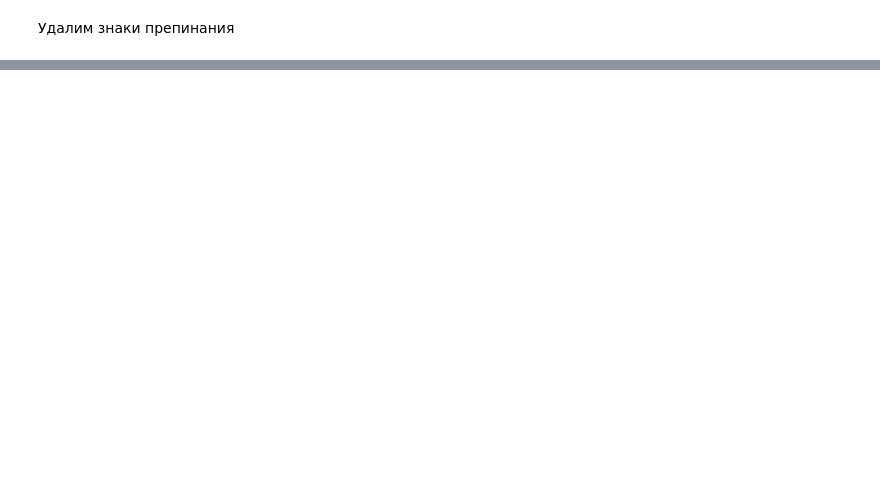
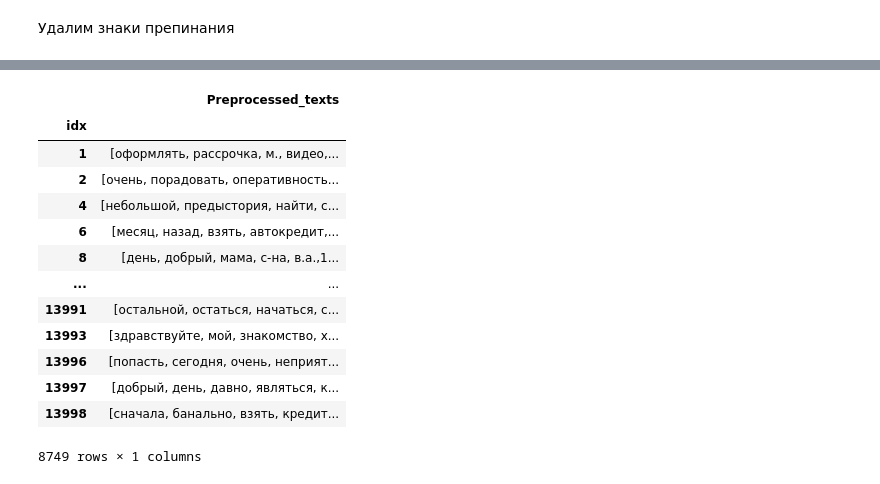
Before and after one commit to skd2314/banks-score, a Jupyter notebook: banks_rev_rus.ipynb, the cells around one changed output, grey strips where cells are left out. Saved outputs shown, nothing was run; the diff lists cells and outputs as text; code cells hidden in the pictures; blank space fills up the shorter version.

```diff
--- a/banks_rev_rus.ipynb
+++ b/banks_rev_rus.ipynb
@@ -202,0 +321,19 @@ for token in tokens:
+# %%
+clean_df = data[data['Preprocessed_texts'].str.len() >= 100]
+# %%
+clean_df.Preprocessed_texts.to_frame()
+# %% [output]
+|  | Preprocessed_texts |
+| idx |  |
+| 1 | [оформлять, рассрочка, м., видео,... |
+| 2 | [очень, порадовать, оперативность... |
+| 4 | [небольшой, предыстория, найти, с... |
+| 6 | [месяц, назад, взять, автокредит,... |
+| 8 | [день, добрый, мама, с-на, в.а.,1... |
+| ... | ... |
+| 13991 | [остальной, остаться, начаться, с... |
+| 13993 | [здравствуйте, мой, знакомство, х... |
+| 13996 | [попасть, сегодня, очень, неприят... |
+| 13997 | [добрый, день, давно, являться, к... |
+| 13998 | [сначала, банально, взять, кредит... |
+8749 rows × 1 columns
```
Also changed, not shown: parts of 36 cells of this notebook, 1 other file.
